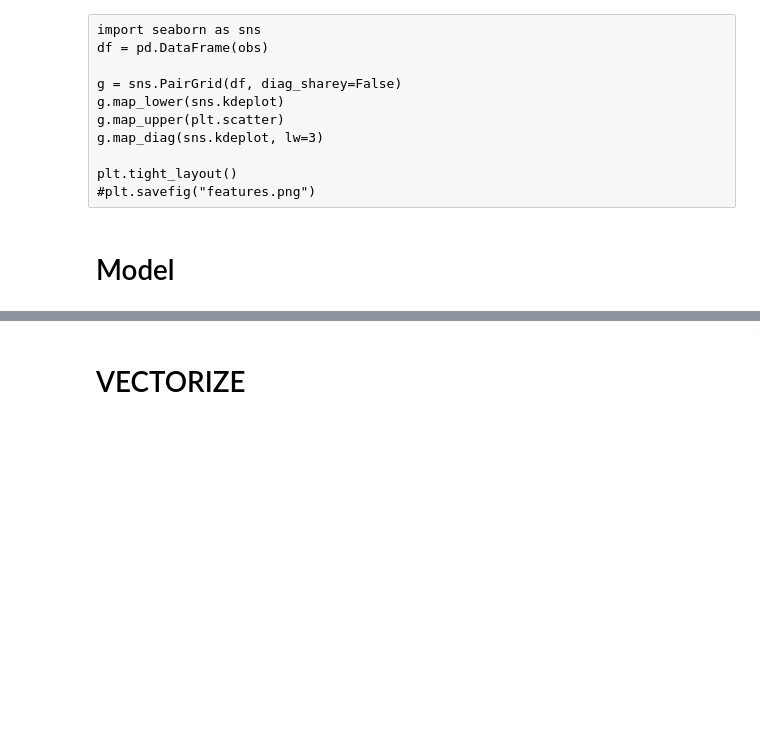
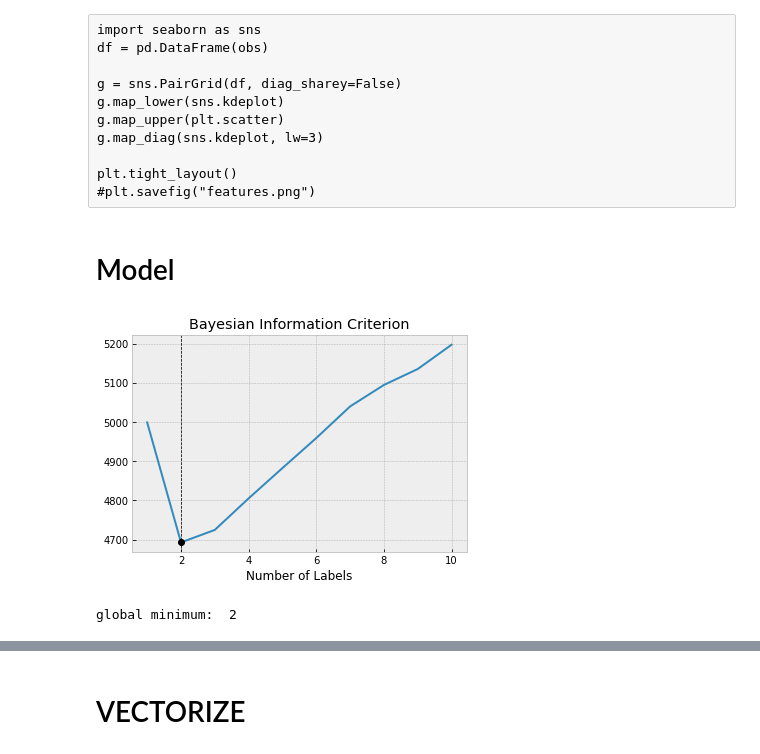
Before and after one commit to cgre-aachen/bayseg, a Jupyter notebook: notebooks/alex_prototyping.ipynb, the cells around one changed output, grey strips where cells are left out. Cells and saved outputs as stored; diff of their text form; code cells hidden in the pictures; blank space fills up the shorter version.

```diff
--- a/notebooks/alex_prototyping.ipynb
+++ b/notebooks/alex_prototyping.ipynb
@@ -88,4 +88,9 @@ plt.tight_layout()
 #plt.savefig("features.png")
 # %% [markdown]
 # Model
+# %%
+bayseg.bic(obs, 10)
+# %% [output]
+[figure, added]
+global minimum:  2
 # %%
```
Also changed, not shown: parts of 7 cells of this notebook, 4 other files.
